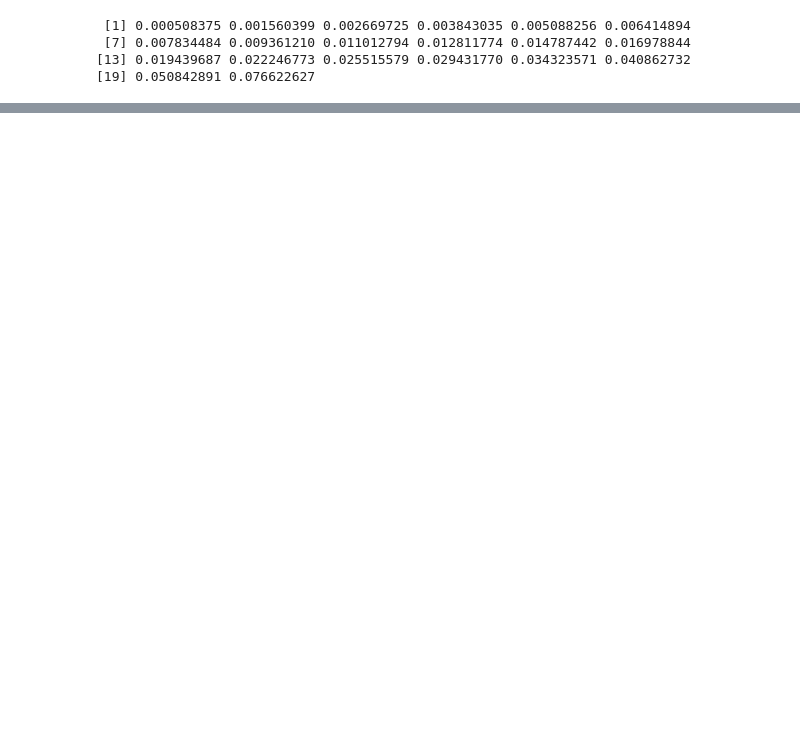
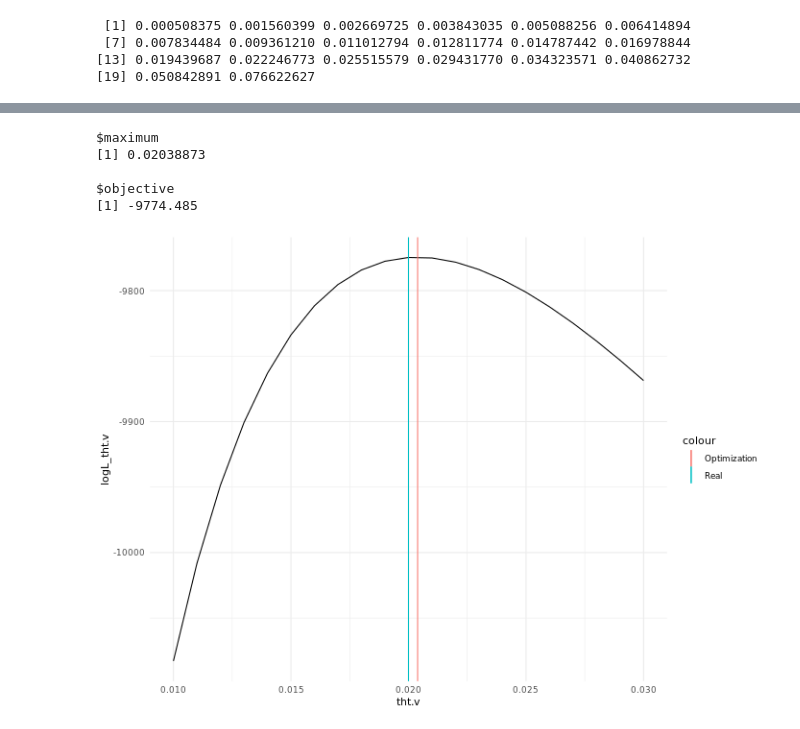
Before and after one commit to rivasiker/phasetype, a Jupyter notebook: scripts/01_msprime_simulations/01_msprime_simulations.ipynb, the cells around one changed output, grey strips where cells are left out. Cells and saved outputs as stored; diff of their text form; code cells hidden in the pictures; blank space fills up the shorter version.

```diff
--- a/scripts/01_msprime_simulations/01_msprime_simulations.ipynb
+++ b/scripts/01_msprime_simulations/01_msprime_simulations.ipynb
@@ -593,0 +600,8 @@ GTATTGGCAATCTAGTAGAGGACCGGTAGCCCACAGGCGTGTGTGTTCCTTCAAGGATAGAGTAAAAAAATAGAGGCGTC
+# %%
+mut_pos_bin = np.zeros(int(mutated_ts.sequence_length), dtype=np.int32)
+for i in range(int(mutated_ts.sequence_length)):
+    if i in mut_pos:
+        mut_pos_bin[i] = 1
+    else:
+        mut_pos_bin[i] = 0
+mut_pos_bin[1:10]
@@ -593,0 +681,16 @@ GTATTGGCAATCTAGTAGAGGACCGGTAGCCCACAGGCGTGTGTGTTCCTTCAAGGATAGAGTAAAAAAATAGAGGCGTC
+# %%
+%%R -i mut_pos_bin
+
+tht <- 0.01*2
+rho <- 0.1*2
+
+tht.v <- seq(from=0.01,to=0.03,by=0.001)
+logL_tht.v <- rep(0,len=length(tht.v))
+
+for (i in 1:length(tht.v)) {
+    initial <- (1:nInt)/nInt
+    transition <- FastTransMat(tm, rho)
+    emission <- matrix(c(1-calc_p_mut(tm, tht.v[i]),calc_p_mut(tm, tht.v[i])),ncol=2,byrow=FALSE)
+    logL_tht.v[i] <- logFrwdLikFct(initial, transition, initial, emission, mut_pos_bin+1)
+    print(paste0("tht=",tht.v[i],", log likelihood=",logL_tht.v[i]))
+}
@@ -593,0 +715,29 @@ GTATTGGCAATCTAGTAGAGGACCGGTAGCCCACAGGCGTGTGTGTTCCTTCAAGGATAGAGTAAAAAAATAGAGGCGTC
+# %%
+%%R
+
+optim_tht <- function(tht) {
+    initial <- (1:nInt)/nInt
+    transition <- FastTransMat(tm, rho)
+    emission <- matrix(c(1-calc_p_mut(tm, tht),calc_p_mut(tm, tht)),ncol=2,byrow=FALSE)
+    logFrwdLikFct(initial, transition, initial, emission, mut_pos_bin+1)
+}
+
+max_lik_tht <- optimize(optim_tht, c(0.01, 0.03), maximum = TRUE)
+
+max_lik_tht
+# %% [output]
+$maximum
+[1] 0.02038873
+
+$objective
+[1] -9774.485
+# %%
+%%R -w 700 -h 500
+
+ggplot() +
+    geom_line(aes(tht.v, logL_tht.v)) +
+    geom_vline(aes(xintercept = tht, color = 'Real')) +
+    geom_vline(aes(xintercept = max_lik_tht$maximum, color = 'Optimization')) +
+    theme_minimal()
+# %% [output]
+[figure, added]
```
Also changed, not shown: parts of 41 cells of this notebook.
